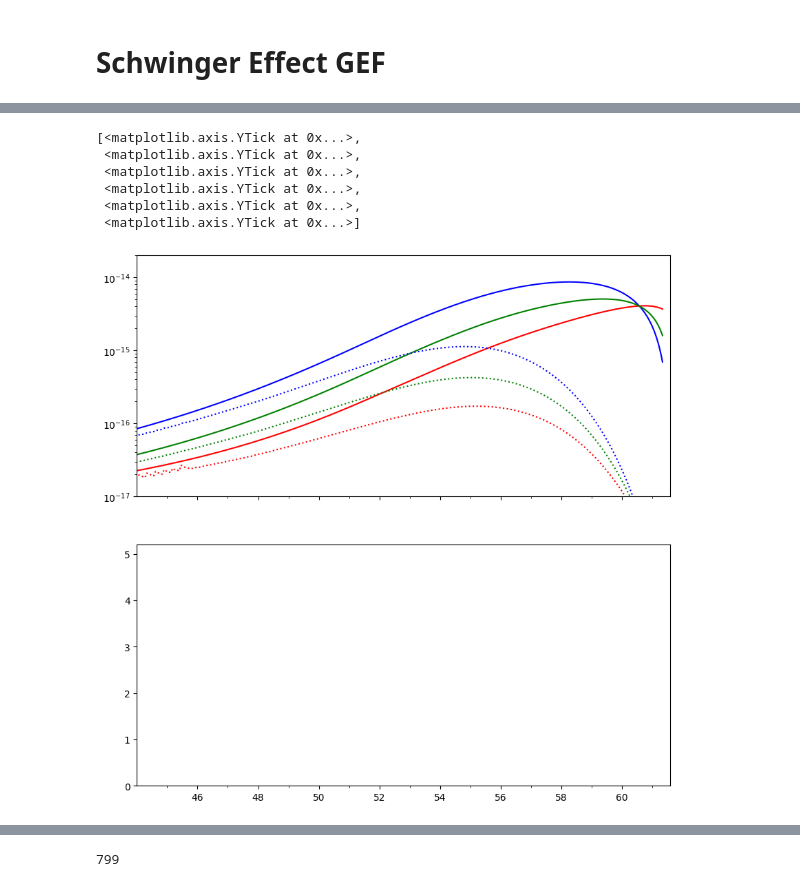
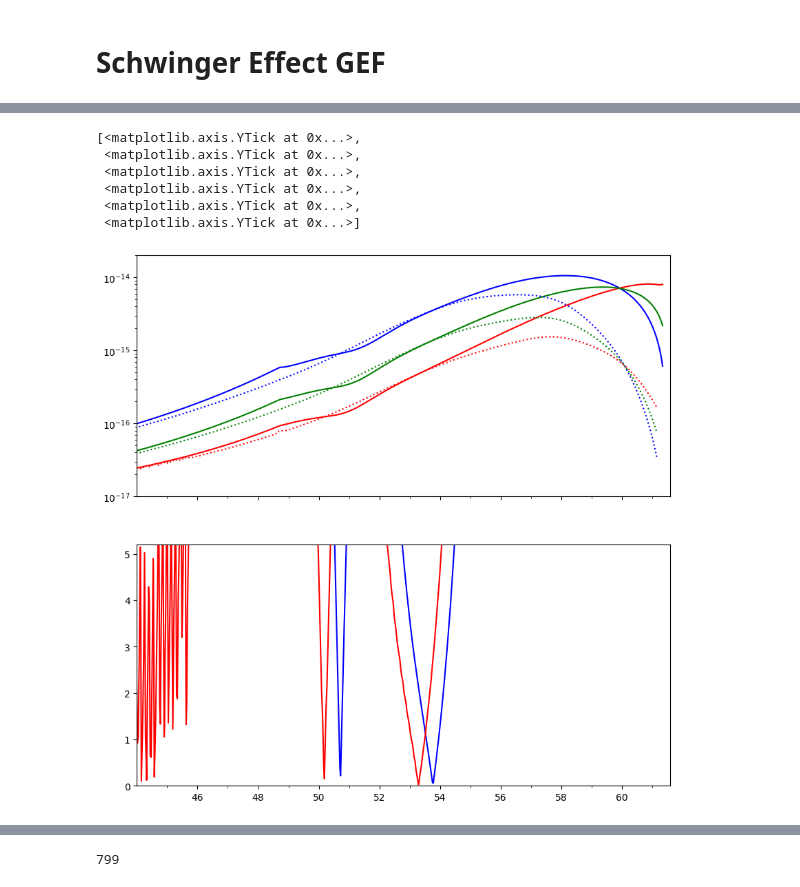
Before and after one commit to richard-von-eckardstein/GEFF, a Jupyter notebook: ModeByMode.ipynb, the cells around one changed output, grey strips where cells are left out. Cells and saved outputs as stored; diff of their text form; code cells hidden in the pictures.

```diff
--- a/ModeByMode.ipynb
+++ b/ModeByMode.ipynb
@@ -48,16 +49,9 @@ def ModeEoM(A, k, dphidt, dIdphi, a, sigmaE=0, sigmaB=0):
     return dAdt
 # %%
 def ModeByMode(tmin, tmax, tend, kh, dphidt, dIdphi, a, steps=100, cut=0.1,
-               sigmaE=None, sigmaB=None, delta=1., save=False):
+               sigmaE=None, sigmaB=None, delta=1., save=False, KDepDamp=False):
     dt = (tmax-tmin)/(steps)
     ts = np.arange(tmin, tend, dt)
-
-    if sigmaE==None:
-        sigmaE = lambda x: 0.
-        delta = lambda x: 1.
-    if sigmaB==None:
-        sigmaB = lambda x: 0.
-
 
     Ap = []
     dApdt = []
@@ -340,14 +534,14 @@ BMode1 = np.array(BMode)
 GMode1 = np.array(GMode)
 # %%
 fig, ax = plt.subplots(2,1, figsize=(10,10), sharex=True)
-file = "Out/GEF_Beta25.0_SE-1.0_AltDamp.dat"
+file = "Out/GEF_Beta25.0_SE-1.0_KDep_v2.dat"
 input_df = pd.read_table(file, sep=",")
-data = input_df.values
-NR = data[1:,6]
-ER = data[1:,9]
-BR = data[1:,10]
-GR = data[1:,11]
-
+data = dict(zip(input_df.columns[1:],input_df.values[1:,1:].T))
+ER = data["E"]
+BR = data["B"]
+GR = data["G"]
+NR = data["N"]
+omega = 3.814203717684728e-05
 rhoE = 0.5*ER*omega**4
 errE = abs(ER - CubicSpline(Ns, EMode1)(NR))/CubicSpline(Ns, EMode1)(NR)
 rhoB = 0.5*BR*omega**4
@@ -356,31 +550,31 @@ rhoG = 0.5*abs(GR)*omega**4
 errG = (abs(GR) - CubicSpline(Ns, abs(GMode1))(NR))/CubicSpline(Ns, abs(GMode1))(NR)
 
 xticks = np.arange(46, 61, 2)
 xticksmin = np.arange(45, 62, 2)
 yticks = 10**(-1.*np.arange(14, 17))
 
 ax[0].plot(NR, rhoE, "b", label=r"$\rho_E$")
 ax[0].plot(NR, rhoB, "r", label=r"$\rho_B$")
 ax[0].plot(NR, rhoG, "g", label=r"$\frac{1}{2} |\langle \mathbf{E} \cdot \mathbf{B} \rangle|$")
 ax[0].plot(Ns, 0.5*EMode1*omega**4, "b:", label=r"$\rho_E$")
 ax[0].plot(Ns, 0.5*BMode1*omega**4, "r:", label=r"$\rho_B$")
 ax[0].plot(Ns, 0.5*abs(GMode1)*omega**4, "g:", label=r"$\frac{1}{2} |\langle \mathbf{E} \cdot \mathbf{B} \rangle|$")
 ax[0].set_ylim(1e-17, 2e-14)
 ax[0].set_xlim(44, 61.6)
 ax[0].set_xticks(xticks)
 ax[0].set_xticks(xticksmin, minor=True)
 ax[0].set_yticks(yticks)
 ax[0].set_yscale("log")
 ax[1].plot(NR, abs(errE*100), "b")
 ax[1].plot(NR, abs(errB*100), "r")
 #ax[1].plot(NR, errG, "g:")
 ax[1].set_ylim(0., 5.2)
 ax[1].set_yticks(np.array([0, 1, 2, 3, 4, 5]))
 # %% [output]
 [<matplotlib.axis.YTick at 0x...>,
  <matplotlib.axis.YTick at 0x...>,
  <matplotlib.axis.YTick at 0x...>,
  <matplotlib.axis.YTick at 0x...>,
  <matplotlib.axis.YTick at 0x...>,
  <matplotlib.axis.YTick at 0x...>]
-[figure, old version]
+[figure, new version]
```
Also changed, not shown: parts of 14 cells of this notebook, 4 other files.
